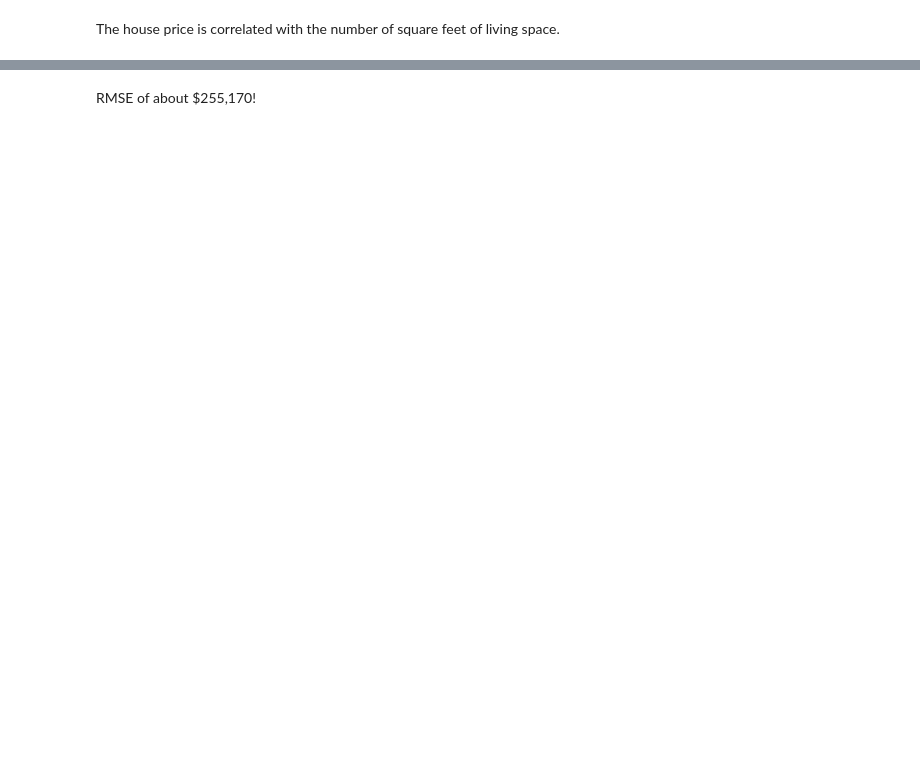
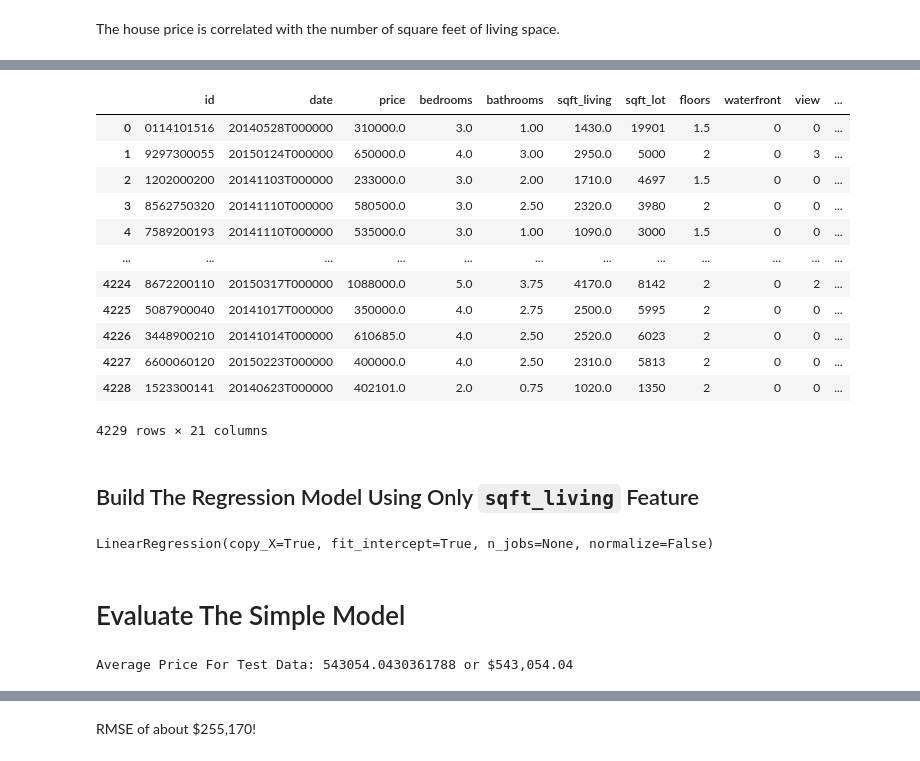
Before and after one commit to YTKme/GDS, a Jupyter notebook: ml/coursera/machine-learning-foundations-a-case-study-approach/week-2/work/Predicting-House-Prices.ipynb, the cells around one changed output, grey strips where cells are left out. Cells and saved outputs as stored; diff of their text form; code cells hidden in the pictures; blank space fills up the shorter version.

```diff
--- a/ml/coursera/machine-learning-foundations-a-case-study-approach/week-2/work/Predicting-House-Prices.ipynb
+++ b/ml/coursera/machine-learning-foundations-a-case-study-approach/week-2/work/Predicting-House-Prices.ipynb
@@ -58,0 +110,48 @@ print sqft_model.evaluate(test_data)
+# %%
+# Take a look at the testing data set
+test_data
+# %% [output]
+|  | id | date | price | bedrooms | bathrooms | sqft_living | sqft_lot | floors | waterfront | view | ... |
+| 0 | 0114101516 | 20140528T000000 | 310000.0 | 3.0 | 1.00 | 1430.0 | 19901 | 1.5 | 0 | 0 | ... |
+| 1 | 9297300055 | 20150124T000000 | 650000.0 | 4.0 | 3.00 | 2950.0 | 5000 | 2 | 0 | 3 | ... |
+| 2 | 1202000200 | 20141103T000000 | 233000.0 | 3.0 | 2.00 | 1710.0 | 4697 | 1.5 | 0 | 0 | ... |
+| 3 | 8562750320 | 20141110T000000 | 580500.0 | 3.0 | 2.50 | 2320.0 | 3980 | 2 | 0 | 0 | ... |
+| 4 | 7589200193 | 20141110T000000 | 535000.0 | 3.0 | 1.00 | 1090.0 | 3000 | 1.5 | 0 | 0 | ... |
+| ... | ... | ... | ... | ... | ... | ... | ... | ... | ... | ... | ... |
+| 4224 | 8672200110 | 20150317T000000 | 1088000.0 | 5.0 | 3.75 | 4170.0 | 8142 | 2 | 0 | 2 | ... |
+| 4225 | 5087900040 | 20141017T000000 | 350000.0 | 4.0 | 2.75 | 2500.0 | 5995 | 2 | 0 | 0 | ... |
+| 4226 | 3448900210 | 20141014T000000 | 610685.0 | 4.0 | 2.50 | 2520.0 | 6023 | 2 | 0 | 0 | ... |
+| 4227 | 6600060120 | 20150223T000000 | 400000.0 | 4.0 | 2.50 | 2310.0 | 5813 | 2 | 0 | 0 | ... |
+| 4228 | 1523300141 | 20140623T000000 | 402101.0 | 2.0 | 0.75 | 1020.0 | 1350 | 2 | 0 | 0 | ... |
+4229 rows × 21 columns
+# %% [markdown]
+## Build The Regression Model Using Only `sqft_living` Feature
+# %%
+# Ignore and use scikit learn
+# sqft_model = graphlab.linear_regression.create(train_data, target='price', features=['sqft_living'], validation_set=None)
+
+# Use scikit learn Linear Regression
+from sklearn.linear_model import LinearRegression
+
+# Reshape `x_train` and `y_train` before fitting the data
+# The `reshape` function takes in an unknown number for rows of `-1`
+# The `reshape` function takes in the first column for `train_data["sqft_living"]` of `1`
+x_train = np.array(train_data["sqft_living"]).reshape(-1, 1)
+y_train = np.array(train_data["price"]).reshape(-1, 1)
+
+# Create the linear regression model
+sqft_model = LinearRegression()
+
+# Fit a linear regression model using `sqft_living` feature (x) and `price` (y)
+sqft_model.fit(x_train, y_train)
+# %% [output]
+LinearRegression(copy_X=True, fit_intercept=True, n_jobs=None, normalize=False)
+# %% [markdown]
+# Evaluate The Simple Model
+# %%
+# print test_data['price'].mean()
+
+# Compute the average price for the test data
+print("Average Price For Test Data: {} or ${:,.2f}".format(test_data["price"].mean(), test_data["price"].mean()))
+# %% [output]
+Average Price For Test Data: 543054.0430361788 or $543,054.04
```
Also changed, not shown: parts of 86 cells of this notebook, 5 other files.
